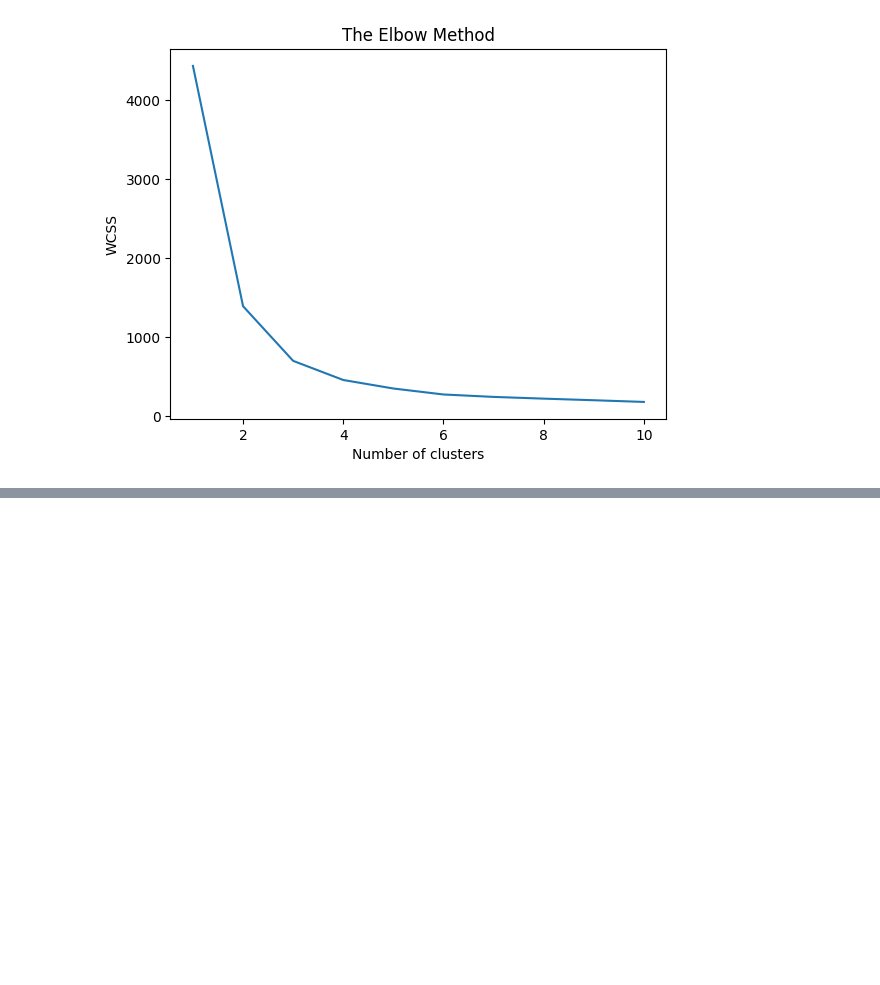
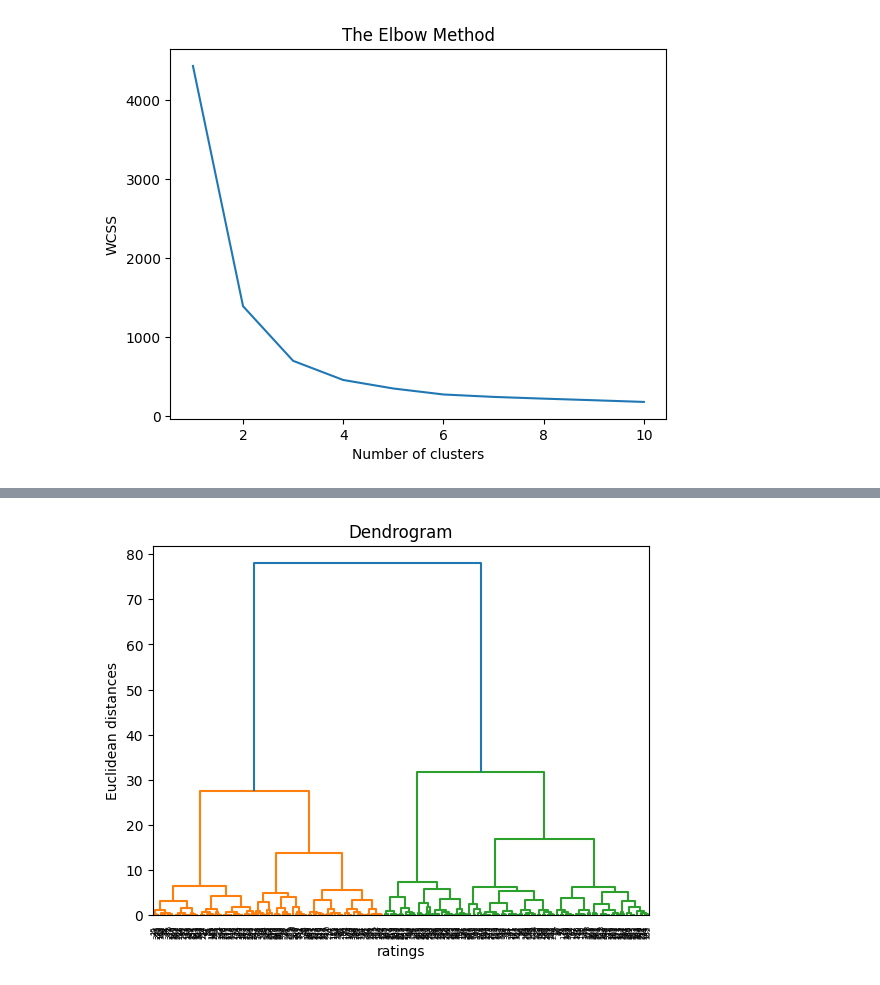
Before and after one commit to benvito/Anime-DataSet, a Jupyter notebook: analyze_DS_1.ipynb, the cells around one changed output, grey strips where cells are left out. Cells and saved outputs as stored; diff of their text form; code cells hidden in the pictures; blank space fills up the shorter version.

```diff
--- a/analyze_DS_1.ipynb
+++ b/analyze_DS_1.ipynb
@@ -196,0 +228,22 @@ plt.show()
+# %%
+X_old = df.iloc[:, [ 4, 7]].values
+for i in range(len(X_old)):
+    if X_old[i][1] < 2010.0:
+        # print(type(X[i][1]))
+        X_old[i] = 0
+X = []
+for i in range(len(X_old)):
+    if sum(X_old[i]) == 0:
+        pass
+    elif sum(X_old[i]) > 0:
+        X.append([X_old[i][0], X_old[i][1]])
+X = np.array(X, dtype=float)
+# %%
+import scipy.cluster.hierarchy as sch
+dendrogram = sch.dendrogram(sch.linkage(X, method = 'ward'))
+plt.title('Dendrogram')
+plt.xlabel('ratings')
+plt.ylabel('Euclidean distances')
+plt.show()
+# %% [output]
+[figure, added]
```
Also changed, not shown: parts of 11 cells of this notebook, 8 other files.
